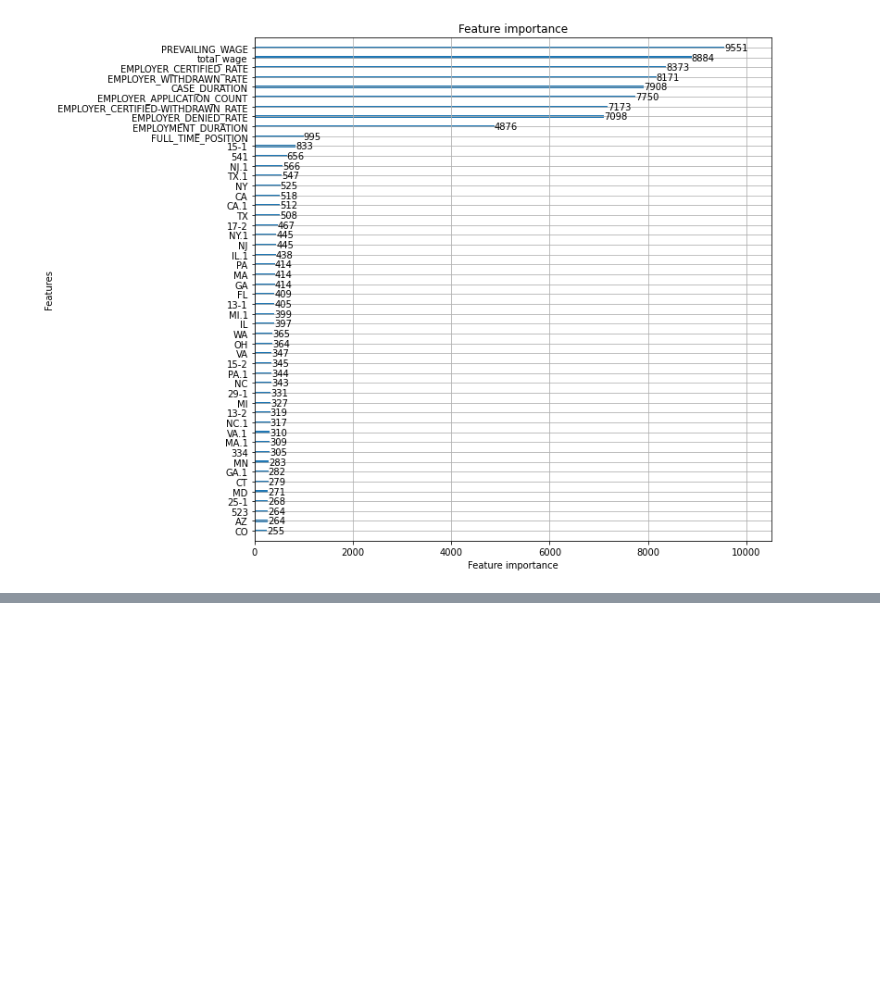
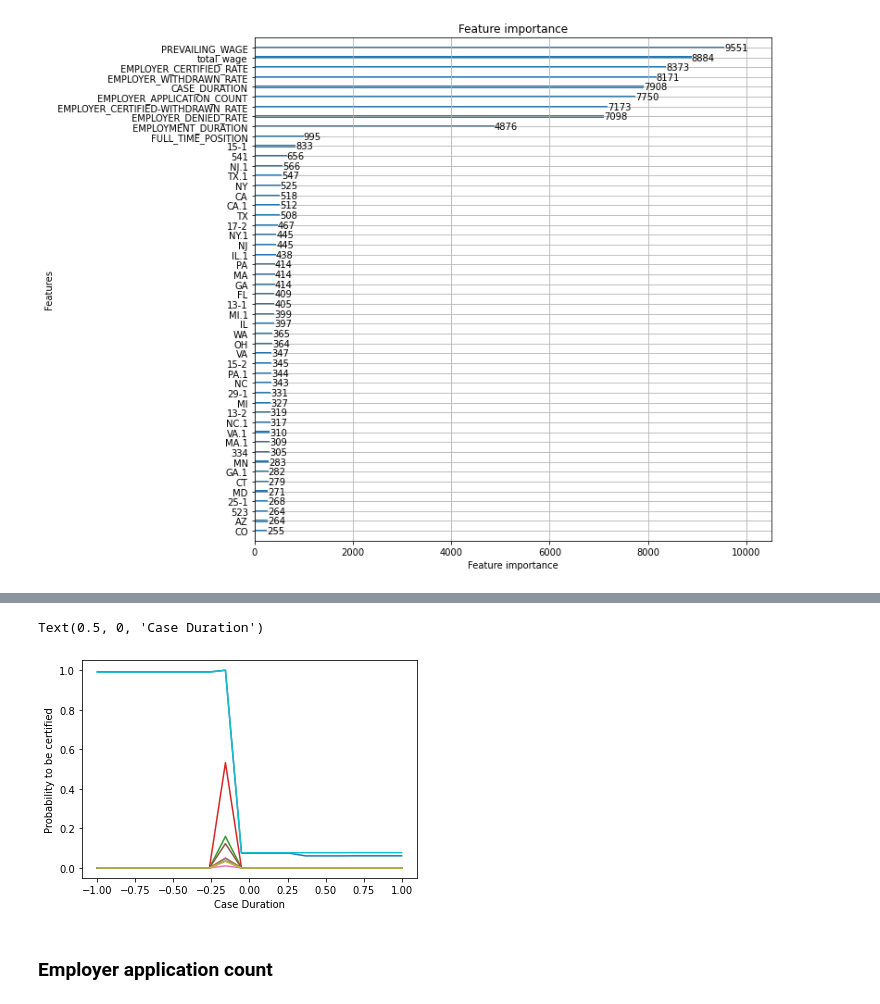
Before and after one commit to benyuan98/PredictH1BVisa, a Jupyter notebook: Codes/LightGBM_ova.ipynb, the cells around one changed output, grey strips where cells are left out. Cells and saved outputs as stored; diff of their text form; code cells hidden in the pictures; blank space fills up the shorter version.

```diff
--- a/Codes/LightGBM_ova.ipynb
+++ b/Codes/LightGBM_ova.ipynb
@@ -105,0 +193,10 @@ pickle.dump(model, open(filename, 'wb'))
+# %%
+for p in probs:
+    plt.plot(np.linspace(-1, 1, 20), p)
+plt.ylabel('Probability to be certified')
+plt.xlabel('Case Duration')
+# %% [output]
+Text(0.5, 0, 'Case Duration')
+[figure, added]
+# %% [markdown]
+### Employer application count
```
Also changed, not shown: parts of 17 cells of this notebook.
